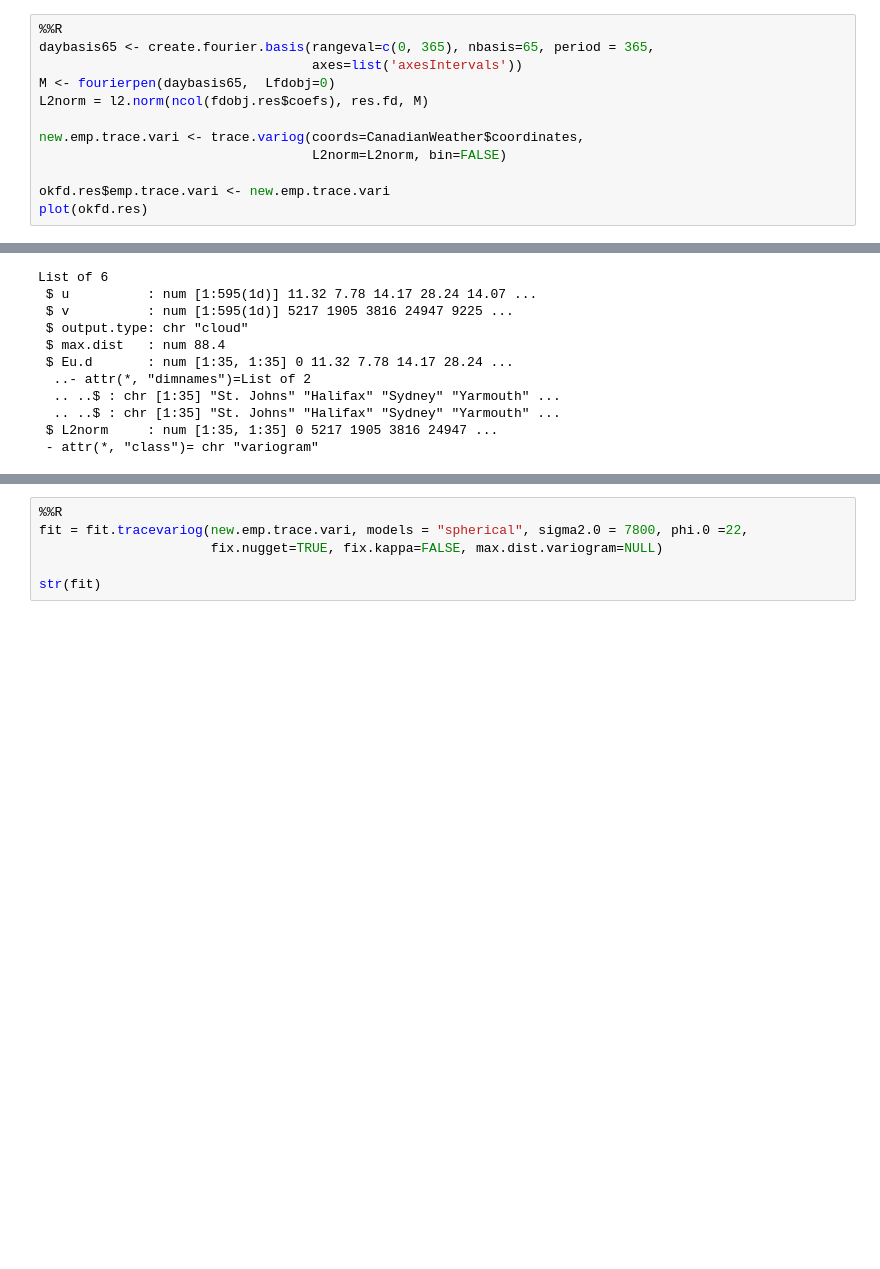
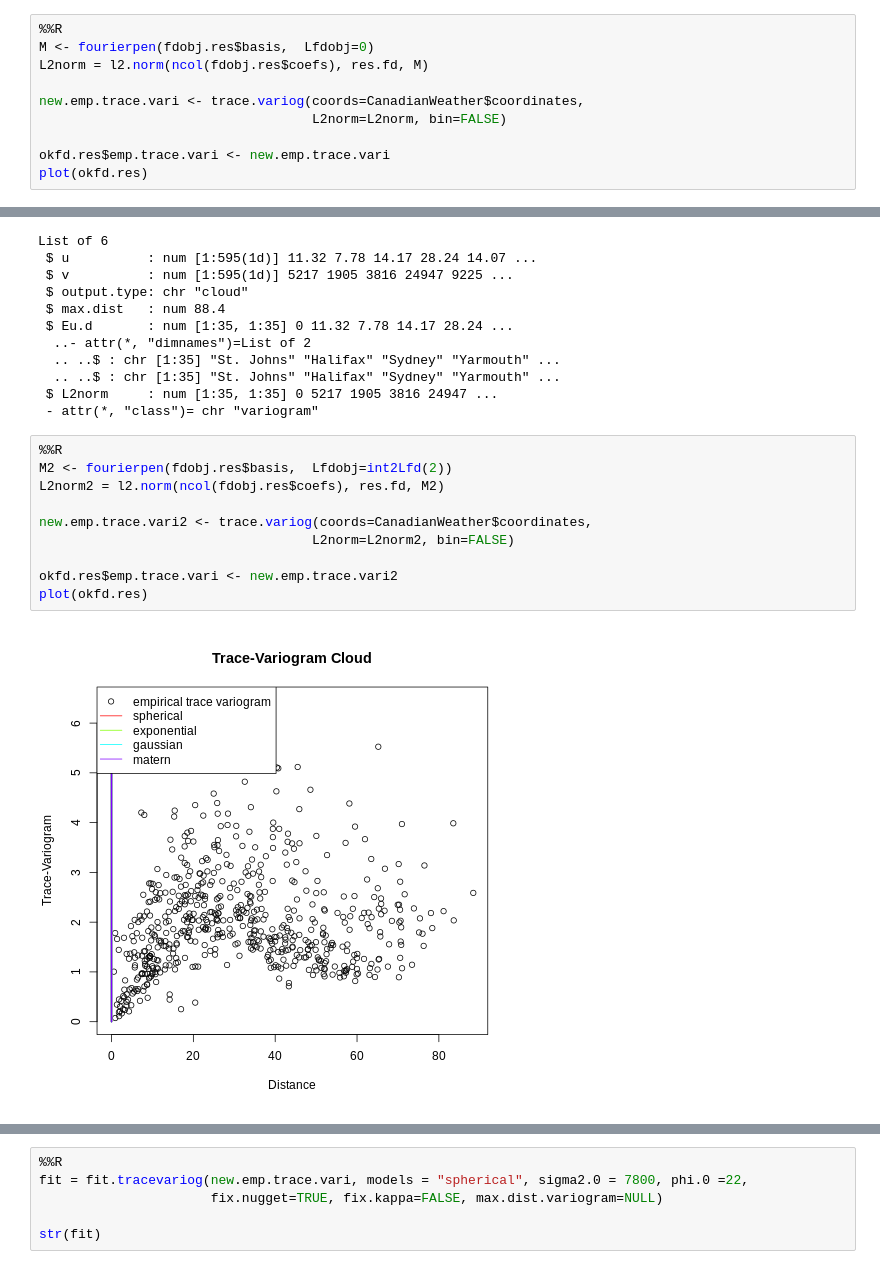
Before and after one commit to jofmorenore/Spatial_Clustering, a Jupyter notebook: Hierarchical_clustering_of_spatially_correlated_fd.ipynb, the cells around one changed output, grey strips where cells are left out. Drawn from its saved outputs; the diff is of its cells as text; blank space fills up the shorter version.

```diff
--- a/Hierarchical_clustering_of_spatially_correlated_fd.ipynb
+++ b/Hierarchical_clustering_of_spatially_correlated_fd.ipynb
@@ -212,9 +212,7 @@ List of 3
  - attr(*, "class")= chr "fd"
 # %%
 %%R
-daybasis65 <- create.fourier.basis(rangeval=c(0, 365), nbasis=65, period = 365,
-                                   axes=list('axesIntervals'))
-M <- fourierpen(daybasis65,  Lfdobj=0)
+M <- fourierpen(fdobj.res$basis,  Lfdobj=0)
 L2norm = l2.norm(ncol(fdobj.res$coefs), res.fd, M)
 
 new.emp.trace.vari <- trace.variog(coords=CanadianWeather$coordinates,
@@ -239,3 +237,15 @@ List of 6
   .. ..$ : chr [1:35] "St. Johns" "Halifax" "Sydney" "Yarmouth" ...
  $ L2norm     : num [1:35, 1:35] 0 5217 1905 3816 24947 ...
  - attr(*, "class")= chr "variogram"
+# %%
+%%R
+M2 <- fourierpen(fdobj.res$basis,  Lfdobj=int2Lfd(2))
+L2norm2 = l2.norm(ncol(fdobj.res$coefs), res.fd, M2)
+
+new.emp.trace.vari2 <- trace.variog(coords=CanadianWeather$coordinates,
+                                   L2norm=L2norm2, bin=FALSE)
+
+okfd.res$emp.trace.vari <- new.emp.trace.vari2
+plot(okfd.res)
+# %% [output]
+[figure, added]
```
Also changed, not shown: parts of 2 cells of this notebook.
